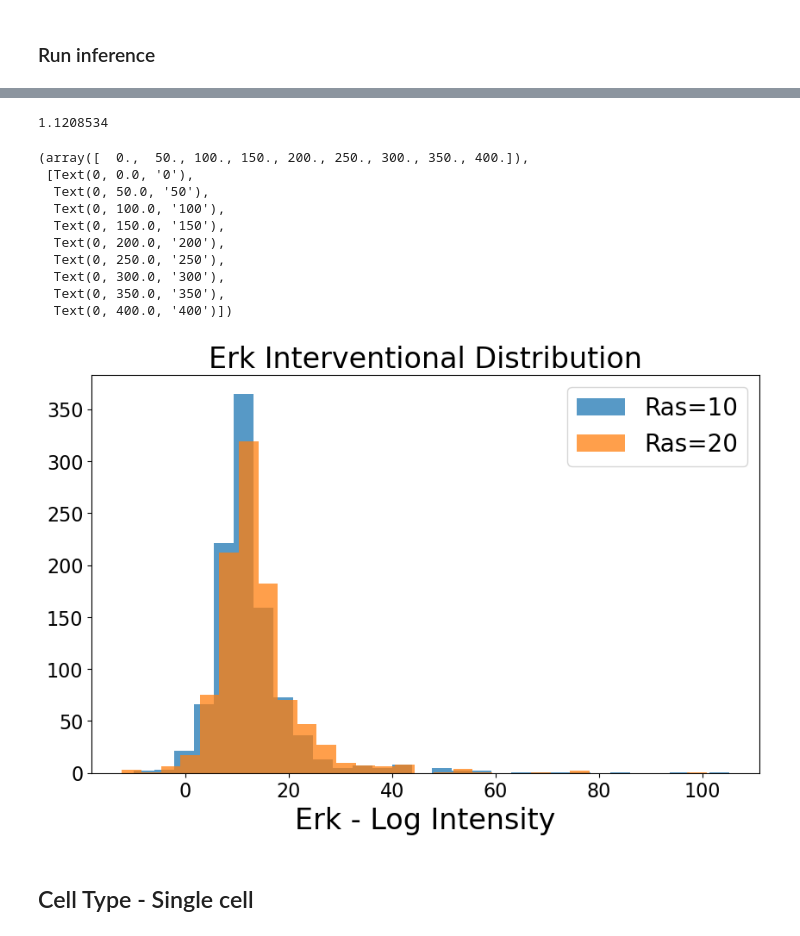
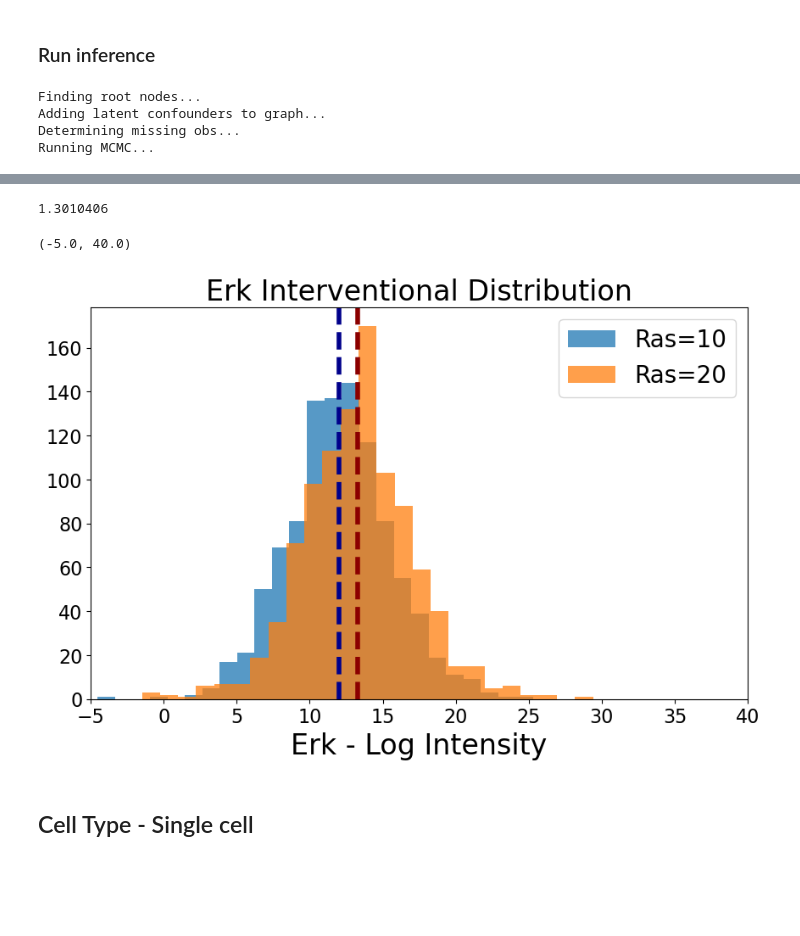
Before and after one commit to devonjkohler/Causomic, a Jupyter notebook: vignettes/IGF_simulation_analysis.ipynb, the cells around one changed output, grey strips where cells are left out. Cells and saved outputs as stored; diff of their text form; code cells hidden in the pictures; blank space fills up the shorter version.

```diff
--- a/vignettes/IGF_simulation_analysis.ipynb
+++ b/vignettes/IGF_simulation_analysis.ipynb
@@ -249,8 +270,8 @@ np.mean(gt_int_cell[1][gt_int_cell[2] == 2]) - np.mean(gt_int_cell[0][gt_int_cel
 # %% [markdown]
 ### Simulate Data
 # %%
-cell_sim = simulate_data(cell_type_graph, coefficients=cell_coef, include_missing=True,
-                         cell_type=True, n_cells=3, n=300, seed=0)
+cell_sim = simulate_data(bulk_graph, coefficients=cell_coef, include_missing=True,
+                         cell_type=True, n_cells=3, n=300, seed=1)
 # %% [output]
 simulating data...
 adding feature level data...
@@ -280,7 +301,7 @@ Type:      function
 # %%
 cell_sim["Feature_data"].to_csv("../data/IGF_pathway/cell_type_feature_data.csv", index=False)
 # %%
-cell_sim_protein_data = pd.read_csv("../data/IGF_pathway/cell_sim_protein_data.csv")
+cell_sim_protein_data = pd.read_csv("../data/IGF_pathway/cell_type_protein_data.csv")
 cell_sim_protein_data.loc[:, "cell_type"] = cell_sim["Protein_data"]["cell_type"].astype(str)
 # %% [markdown]
 ### Initial Analysis
@@ -348,6 +372,11 @@ first_int = scm.intervention_samples
 
 scm.intervention("Ras", "Erk", 20)
 second_int = scm.intervention_samples
+# %% [output]
+Finding root nodes...
+Adding latent confounders to graph...
+Determining missing obs...
+Running MCMC...
 # %%
 scm.summary_stats
 # %% [output]
@@ -371,31 +400,26 @@ scm.summary_stats
 # %%
 np.mean(np.array(second_int)) - np.mean(np.array(first_int))
 # %% [output]
-1.1208534
+1.3010406
 # %%
 fig, ax = plt.subplots(figsize=(10,6))
 
-ax.hist(np.array(first_int), bins=30, alpha=.75, label="Ras=10")
-ax.hist(np.array(second_int), bins=30, alpha=.75, label="Ras=20")
+ax.hist(np.array(first_int), bins=25, alpha=.75, label="Ras=10")
+ax.axvline(np.mean(np.array(first_int)), color="darkblue", linestyle="dashed", lw=4)
+ax.hist(np.array(second_int), bins=25, alpha=.75, label="Ras=20")
+ax.axvline(np.mean(np.array(second_int)), color="darkred", linestyle="dashed", lw=4)
 
 ax.legend(fontsize=20)
 ax.set_title("Erk Interventional Distribution", size=24)
 ax.set_xlabel("Erk - Log Intensity", size=24)
 # ax.set_ylabel("Erk", size=24)
 plt.xticks(fontsize=16)
 plt.yticks(fontsize=16)
+
+ax.set_xlim(-5,40)
 # %% [output]
-(array([  0.,  50., 100., 150., 200., 250., 300., 350., 400.]),
- [Text(0, 0.0, '0'),
-  Text(0, 50.0, '50'),
-  Text(0, 100.0, '100'),
-  Text(0, 150.0, '150'),
-  Text(0, 200.0, '200'),
-  Text(0, 250.0, '250'),
-  Text(0, 300.0, '300'),
-  Text(0, 350.0, '350'),
-  Text(0, 400.0, '400')])
+(-5.0, 40.0)
-[figure, old version]
+[figure, new version]
 # %% [markdown]
 ## Cell Type - Single cell
 # %% [markdown]
```
Also changed, not shown: parts of 119 cells of this notebook, 5 other files.
